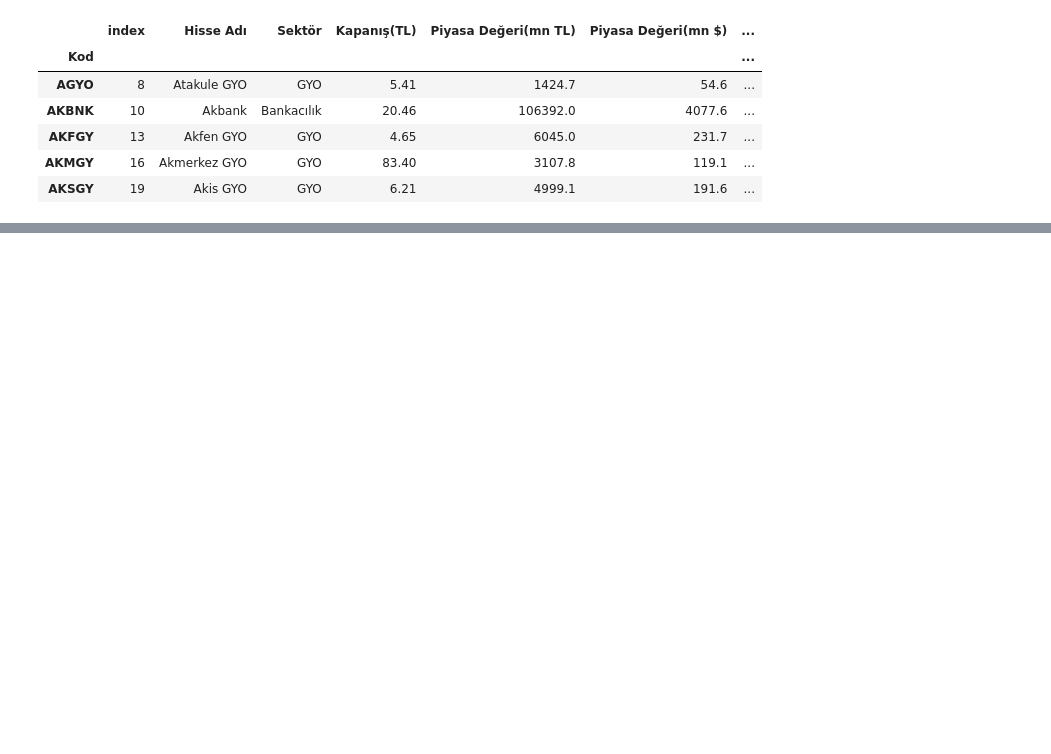
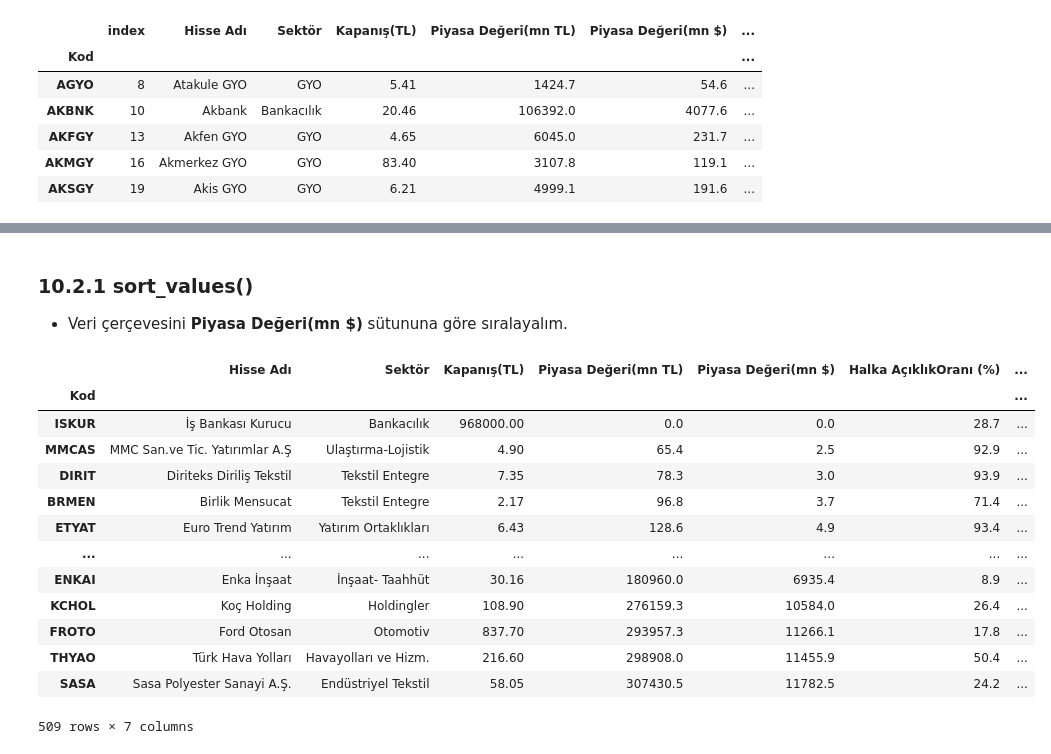
Before and after one commit to YusufAltuntas/pandas-tutorial, a Jupyter notebook: pandas-tutorial.ipynb, the cells around one changed output, grey strips where cells are left out. Cells and saved outputs as stored; diff of their text form; code cells hidden in the pictures; blank space fills up the shorter version.

```diff
--- a/pandas-tutorial.ipynb
+++ b/pandas-tutorial.ipynb
@@ -1167,0 +1676,20 @@ df_sektor.head()
+# %%
+import pandas as pd
+
+df = pd.read_excel('C:/Users/Yusuf Altuntaş/Desktop/repolarim/pandas-tutorial/pandas-tutorial/temelozet.xlsx', index_col="Kod")
+
+df2 = {
+    'Kod':['TST'],
+    'Hisse Adı':['TEST'],
+    'Sektör':['Bankacılık'],
+    'Kapanış(TL)':[0],
+    'Piyasa Değeri(mn TL)':[0],
+    'Piyasa Değeri(mn $)':[0],
+    'Halka AçıklıkOranı (%)':[0],
+    'Sermaye(mn TL)':[0],
+    'USDTRY':26
+}
+
+df2 = pd.DataFrame(df2)
+df2.set_index("Kod", inplace=True)
+df2
@@ -1167,0 +1910,22 @@ df_sektor.head()
+# %% [markdown]
+### **10.2.1 sort_values()**
+
+* Veri çerçevesini **Piyasa Değeri(mn $)** sütununa göre sıralayalım.
+# %%
+df.sort_values(by="Piyasa Değeri(mn $)", inplace=True)
+df
+# %% [output]
+|  | Hisse Adı | Sektör | Kapanış(TL) | Piyasa Değeri(mn TL) | Piyasa Değeri(mn $) | Halka AçıklıkOranı (%) | ... |
+| Kod |  |  |  |  |  |  | ... |
+| ISKUR | İş Bankası Kurucu | Bankacılık | 968000.00 | 0.0 | 0.0 | 28.7 | ... |
+| MMCAS | MMC San.ve Tic. Yatırımlar A.Ş | Ulaştırma-Lojistik | 4.90 | 65.4 | 2.5 | 92.9 | ... |
+| DIRIT | Diriteks Diriliş Tekstil | Tekstil Entegre | 7.35 | 78.3 | 3.0 | 93.9 | ... |
+| BRMEN | Birlik Mensucat | Tekstil Entegre | 2.17 | 96.8 | 3.7 | 71.4 | ... |
+| ETYAT | Euro Trend Yatırım | Yatırım Ortaklıkları | 6.43 | 128.6 | 4.9 | 93.4 | ... |
+| ... | ... | ... | ... | ... | ... | ... | ... |
+| ENKAI | Enka İnşaat | İnşaat- Taahhüt | 30.16 | 180960.0 | 6935.4 | 8.9 | ... |
+| KCHOL | Koç Holding | Holdingler | 108.90 | 276159.3 | 10584.0 | 26.4 | ... |
+| FROTO | Ford Otosan | Otomotiv | 837.70 | 293957.3 | 11266.1 | 17.8 | ... |
+| THYAO | Türk Hava Yolları | Havayolları ve Hizm. | 216.60 | 298908.0 | 11455.9 | 50.4 | ... |
+| SASA | Sasa Polyester Sanayi A.Ş. | Endüstriyel Tekstil | 58.05 | 307430.5 | 11782.5 | 24.2 | ... |
+509 rows × 7 columns
```
Also changed, not shown: parts of 109 cells of this notebook.
